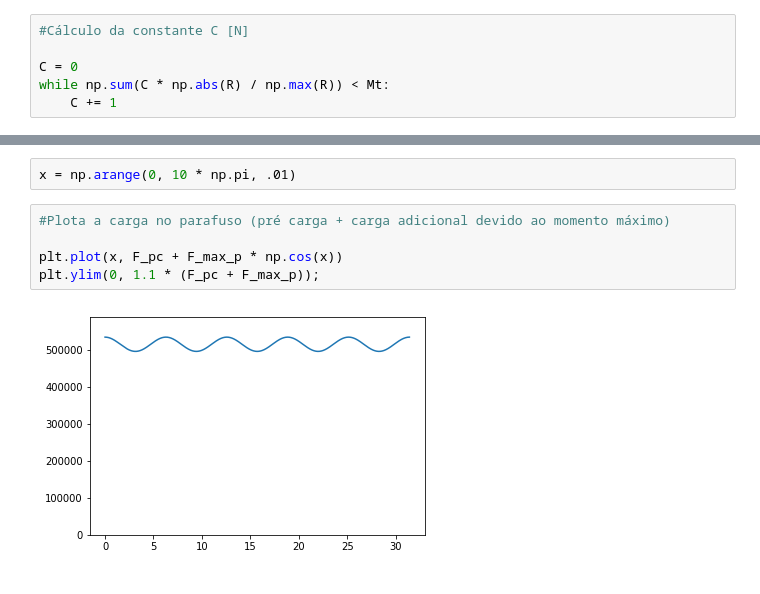
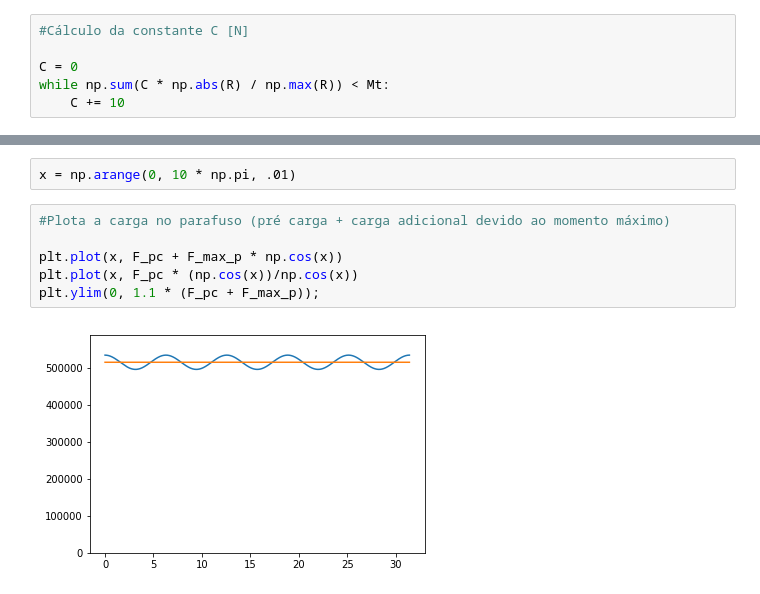
Before and after one commit to marcelofidelix/Bolted_Joint, a Jupyter notebook: Untitled.ipynb, the cells around one changed output, grey strips where cells are left out. Cells and saved outputs as stored; diff of their text form.

Commit message:
Improves plot

```diff
--- a/Untitled.ipynb
+++ b/Untitled.ipynb
@@ -87,7 +87,7 @@ $$F_i = C \times \frac{R_i}{R_{máx}} $$
 
 C = 0
 while np.sum(C * np.abs(R) / np.max(R)) < Mt:
-    C += 1
+    C += 10
 # %%
 F = C * R / np.max(R)
 plt.plot(R);
@@ -108,7 +108,8 @@ x = np.arange(0, 10 * np.pi, .01)
 # %%
 #Plota a carga no parafuso (pré carga + carga adicional devido ao momento máximo)
 
 plt.plot(x, F_pc + F_max_p * np.cos(x))
+plt.plot(x, F_pc * (np.cos(x))/np.cos(x))
 plt.ylim(0, 1.1 * (F_pc + F_max_p));
 # %% [output]
-[figure, old version]
+[figure, new version]
```
